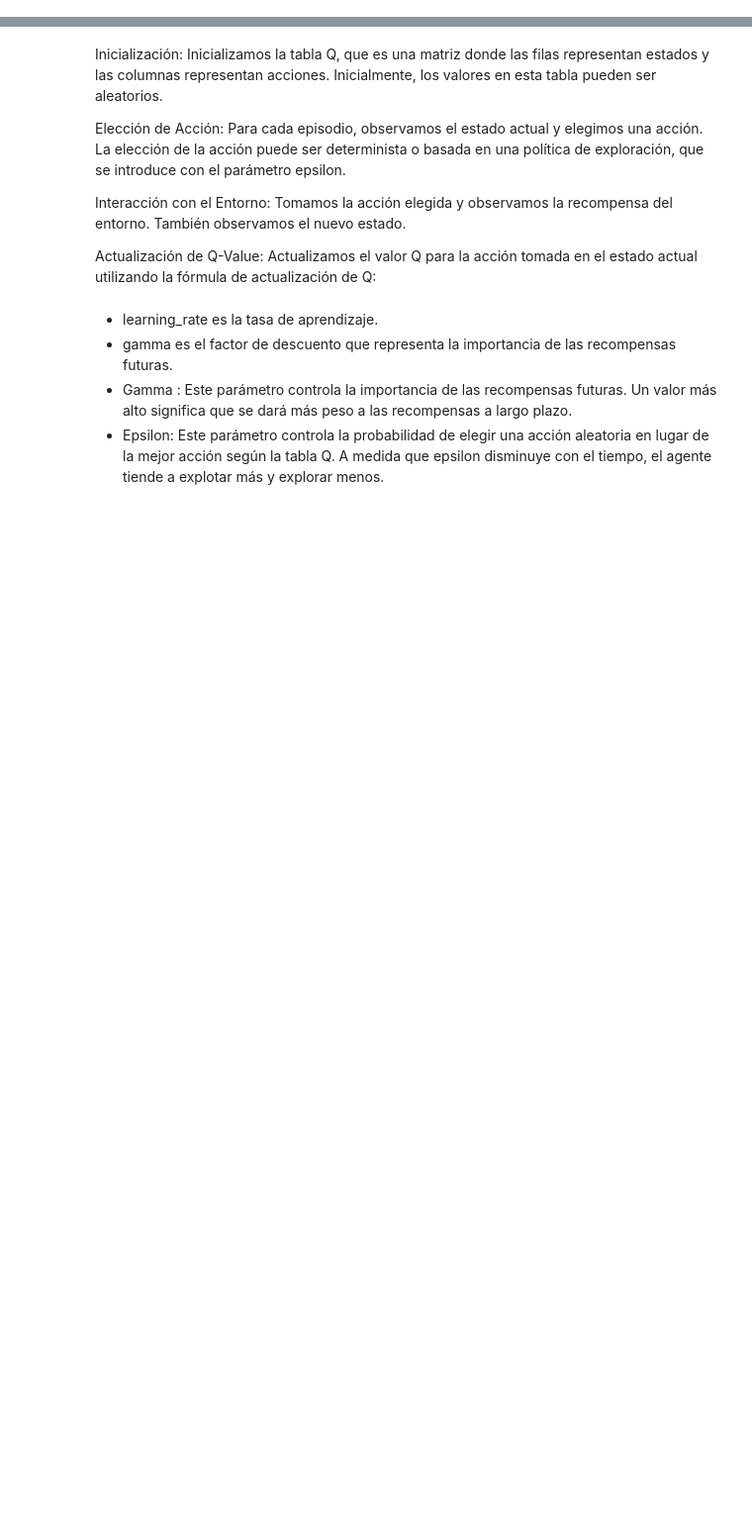
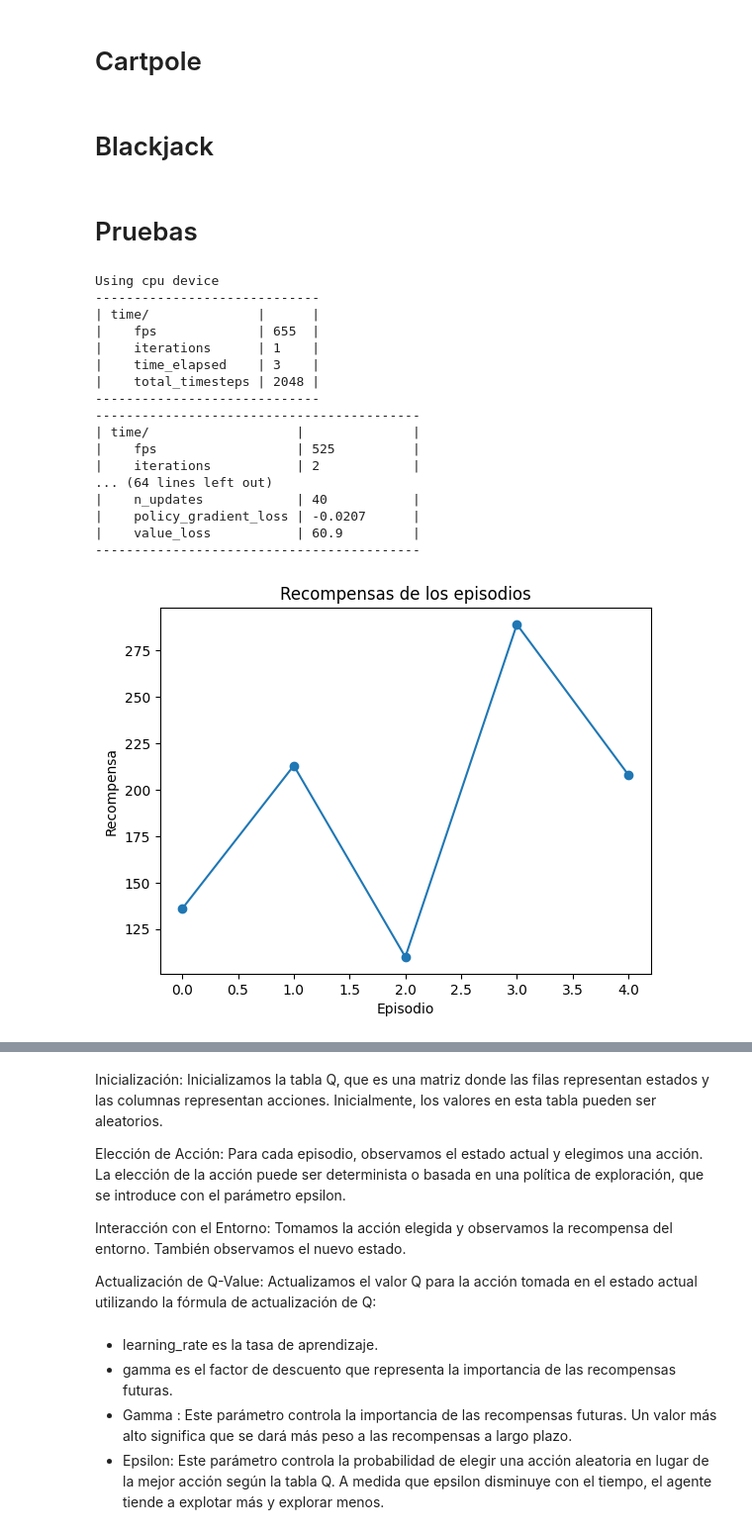
Before and after one commit to GiamoSalerno/Aprendizaje_por_Refuerzo, a Jupyter notebook: Práctica/qlearning.ipynb, the cells around one changed output, grey strips where cells are left out. Shown: that part at 99% size. Drawn from its saved outputs; the diff is of its cells as text; code cells hidden in the pictures; blank space fills up the shorter version.

```diff
--- a/Práctica/qlearning.ipynb
+++ b/Práctica/qlearning.ipynb
@@ -6,0 +48,78 @@ env = gym.make('CartPole-v1')
+# %% [markdown]
+# Cartpole
+# %% [markdown]
+# Blackjack
+# %%
+env = gym.make('Blackjack-v1', sab=True)
+# 'sab' significa Sutton & Barto, es decir, seguiremos las reglas especificadas en su libro.
+# %% [markdown]
+# Pruebas
+# %%
+import gym
+import matplotlib.pyplot as plt
+from stable_baselines3 import PPO
+
+def train_and_visualize(env_name, num_timesteps=10000):
+    # Crear el entorno
+    env = gym.make(env_name)
+
+    # Envolver el entorno con la VecEnv para compatibilidad con SB3
+    from stable_baselines3.common.vec_env import DummyVecEnv
+    env = DummyVecEnv([lambda: env])
+
+    # Crear el modelo PPO
+    model = PPO("MlpPolicy", env, verbose=1)
+
+    # Entrenar el modelo
+    model.learn(total_timesteps=num_timesteps)
+
+    # Visualizar el agente entrenado
+    visualize_agent(env, model)
+
+def visualize_agent(env, model, num_episodes=5):
+    # Visualizar el agente entrenado
+    rewards = []
+
+    for _ in range(num_episodes):
+        obs = env.reset()
+        episode_reward = 0
+
+        while True:
+            action, _ = model.predict(obs)
+            obs, reward, done, _ = env.step(action)
+            episode_reward += reward
+
+            if done:
+                break
+
+        rewards.append(episode_reward)
+
+    # Plotear las recompensas de los episodios
+    plt.plot(rewards, marker='o')
+    plt.title('Recompensas de los episodios')
+    plt.xlabel('Episodio')
+    plt.ylabel('Recompensa')
+    plt.show()
+
+if __name__ == "__main__":
+    # Entrenar y visualizar el agente en el entorno CartPole-v1
+    train_and_visualize("CartPole-v1", num_timesteps=10000)
+# %% [output]
+Using cpu device
+-----------------------------
+| time/              |      |
+|    fps             | 655  |
+|    iterations      | 1    |
+|    time_elapsed    | 3    |
+|    total_timesteps | 2048 |
+-----------------------------
+------------------------------------------
+| time/                   |              |
+|    fps                  | 525          |
+|    iterations           | 2            |
+... (64 lines left out)
+|    n_updates            | 40           |
+|    policy_gradient_loss | -0.0207      |
+|    value_loss           | 60.9         |
+------------------------------------------
+[figure, added]
```
Also changed, not shown: parts of 8 cells of this notebook.
